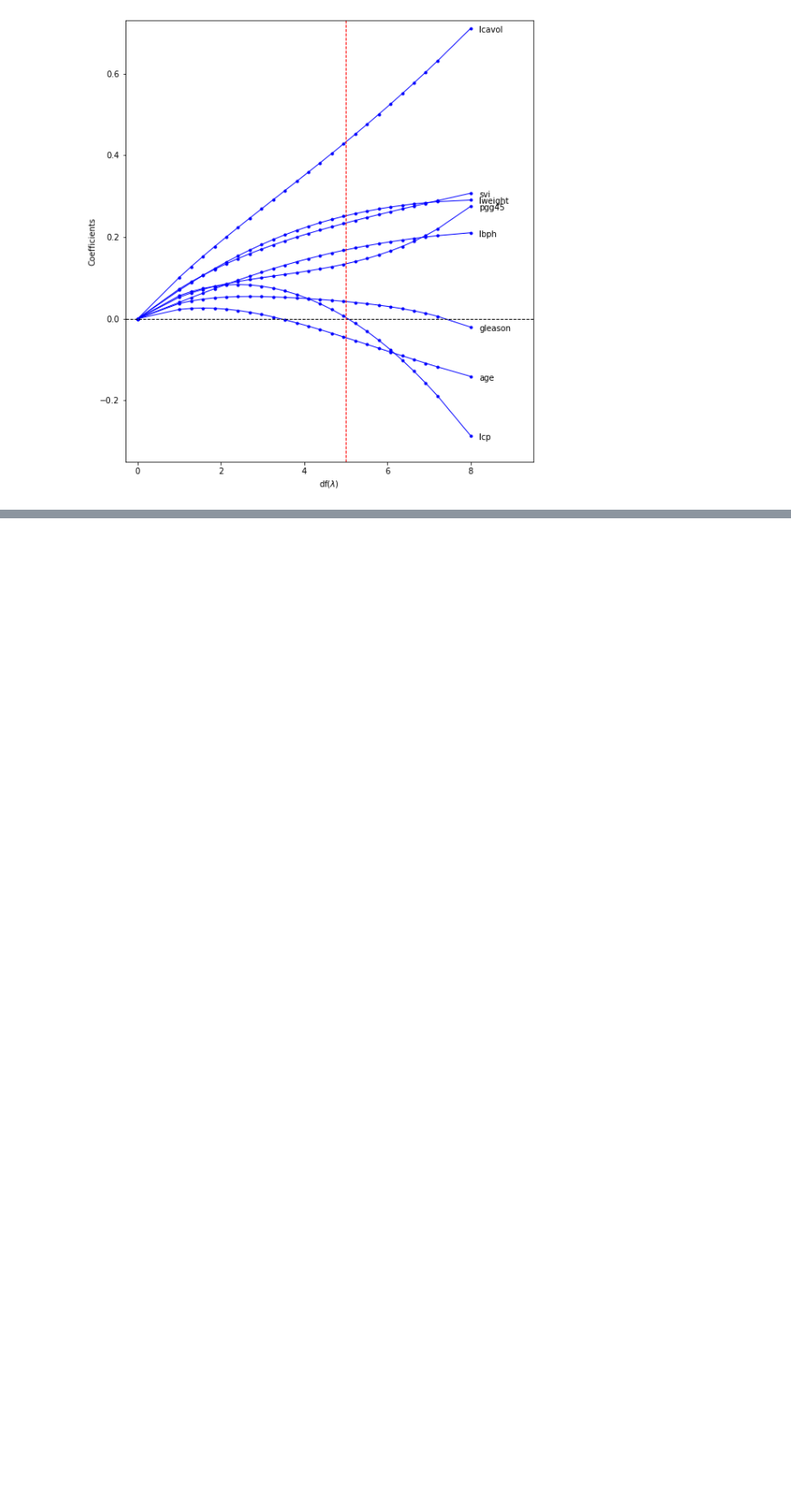
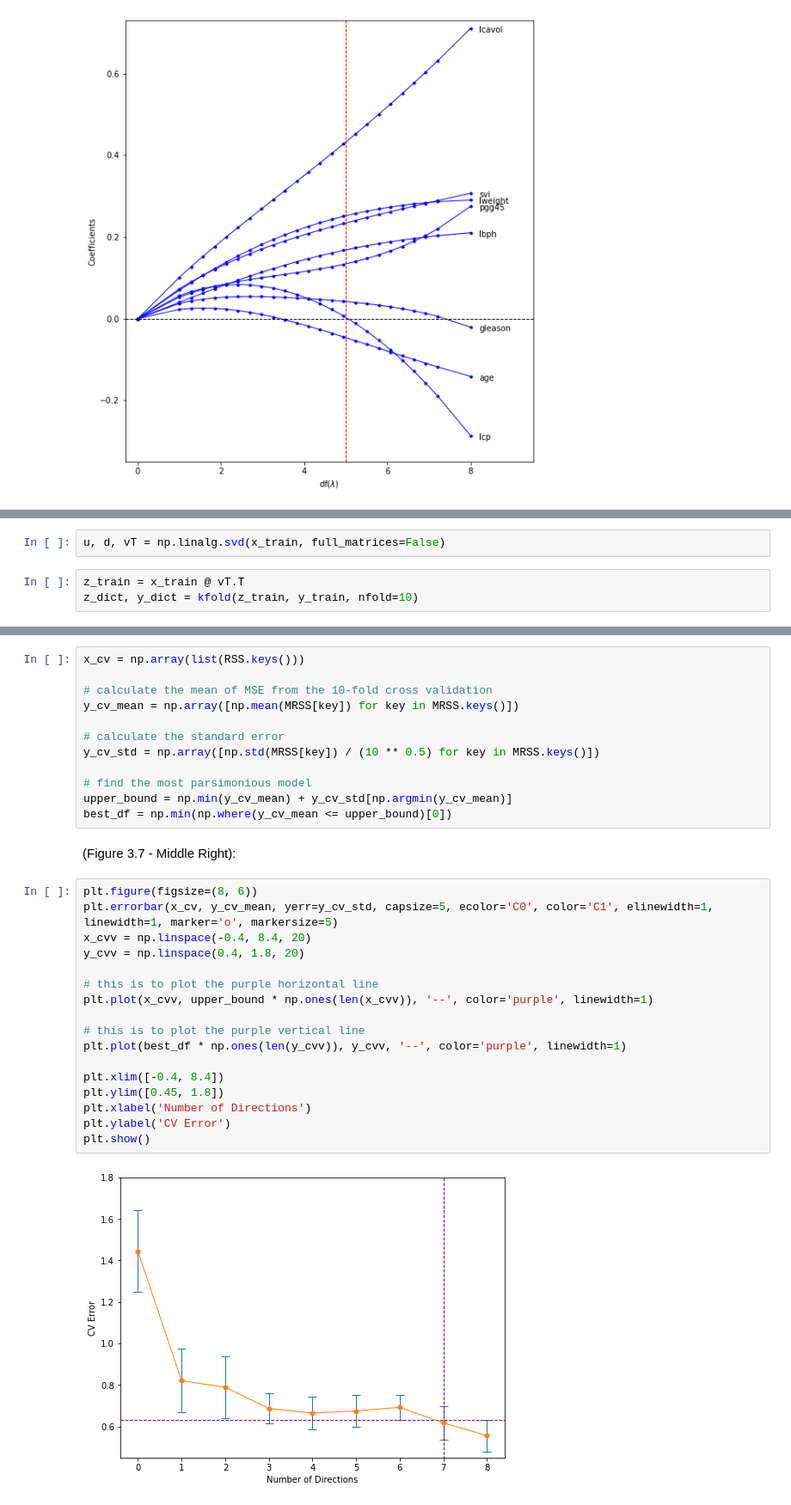
Before and after one commit to abkoesdw/The-Elements-of-Statistical-Learning-Python-Codes, a Jupyter notebook: Notebooks/Chapter 03 - Linear Methods for Regression/3.4.1 Ridge Regression.ipynb, the cells around one changed output, grey strips where cells are left out. Shown at 86% size. Cells and saved outputs as stored; diff of their text form; blank space fills up the shorter version.

```diff
--- a/Notebooks/Chapter 03 - Linear Methods for Regression/3.4.1 Ridge Regression.ipynb
+++ b/Notebooks/Chapter 03 - Linear Methods for Regression/3.4.1 Ridge Regression.ipynb
@@ -347,0 +354,5 @@ plt.show()
+# %%
+u, d, vT = np.linalg.svd(x_train, full_matrices=False)
+# %%
+z_train = x_train @ vT.T
+z_dict, y_dict = kfold(z_train, y_train, nfold=10)
@@ -347,0 +408,33 @@ plt.show()
+# %%
+x_cv = np.array(list(RSS.keys()))
+
+# calculate the mean of MSE from the 10-fold cross validation
+y_cv_mean = np.array([np.mean(MRSS[key]) for key in MRSS.keys()])
+
+# calculate the standard error
+y_cv_std = np.array([np.std(MRSS[key]) / (10 ** 0.5) for key in MRSS.keys()])
+
+# find the most parsimonious model
+upper_bound = np.min(y_cv_mean) + y_cv_std[np.argmin(y_cv_mean)]
+best_df = np.min(np.where(y_cv_mean <= upper_bound)[0])
+# %% [markdown]
+(Figure 3.7 - Middle Right):
+# %%
+plt.figure(figsize=(8, 6))
+plt.errorbar(x_cv, y_cv_mean, yerr=y_cv_std, capsize=5, ecolor='C0', color='C1', elinewidth=1, linewidth=1, marker='o', markersize=5)
+x_cvv = np.linspace(-0.4, 8.4, 20)
+y_cvv = np.linspace(0.4, 1.8, 20)
+
+# this is to plot the purple horizontal line
+plt.plot(x_cvv, upper_bound * np.ones(len(x_cvv)), '--', color='purple', linewidth=1)
+
+# this is to plot the purple vertical line
+plt.plot(best_df * np.ones(len(y_cvv)), y_cvv, '--', color='purple', linewidth=1)
+
+plt.xlim([-0.4, 8.4])
+plt.ylim([0.45, 1.8])
+plt.xlabel('Number of Directions')
+plt.ylabel('CV Error')
+plt.show()
+# %% [output]
+[figure, added]
```
Also changed, not shown: parts of 5 cells of this notebook, 2 other files.
